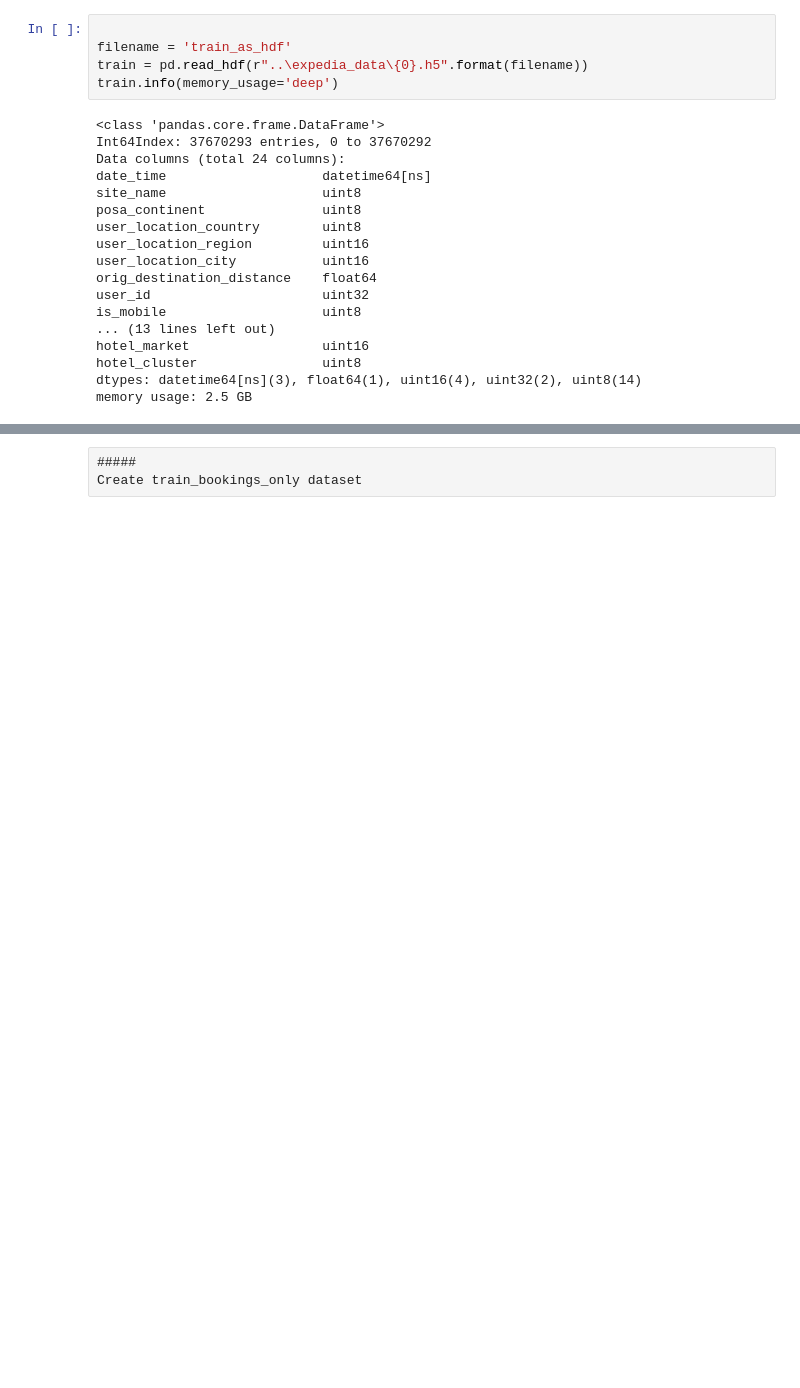
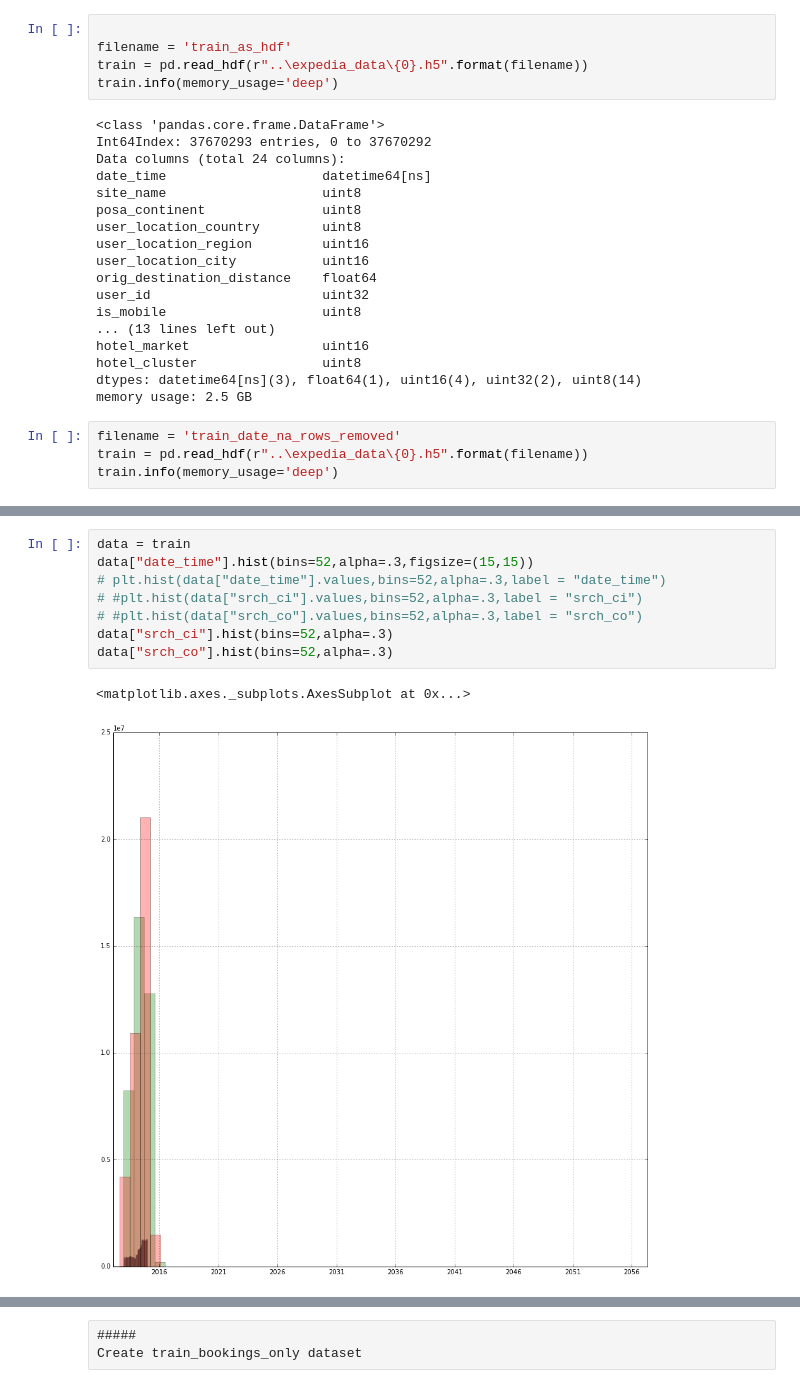
Before and after one commit to MariosRichards/expedia_code, a Jupyter notebook: expedia_kaggle_typing-loading_data.ipynb, the cells around one changed output, grey strips where cells are left out. Cells and saved outputs as stored; diff of their text form; blank space fills up the shorter version.

```diff
--- a/expedia_kaggle_typing-loading_data.ipynb
+++ b/expedia_kaggle_typing-loading_data.ipynb
@@ -214,3 +334,7 @@ hotel_market                 uint16
 hotel_cluster                uint8
 dtypes: datetime64[ns](3), float64(1), uint16(4), uint32(2), uint8(14)
 memory usage: 2.5 GB
+# %%
+filename = 'train_date_na_rows_removed'
+train = pd.read_hdf(r"..\expedia_data\{0}.h5".format(filename))
+train.info(memory_usage='deep')
@@ -217 +366,12 @@ memory usage: 2.5 GB
+# %%
+data = train
+data["date_time"].hist(bins=52,alpha=.3,figsize=(15,15))
+# plt.hist(data["date_time"].values,bins=52,alpha=.3,label = "date_time")
+# #plt.hist(data["srch_ci"].values,bins=52,alpha=.3,label = "srch_ci")
+# #plt.hist(data["srch_co"].values,bins=52,alpha=.3,label = "srch_co")
+data["srch_ci"].hist(bins=52,alpha=.3)
+data["srch_co"].hist(bins=52,alpha=.3)
+# %% [output]
+<matplotlib.axes._subplots.AxesSubplot at 0x...>
+[figure, added]
 # %%
```
Also changed, not shown: parts of 22 cells of this notebook, 5 other files.
